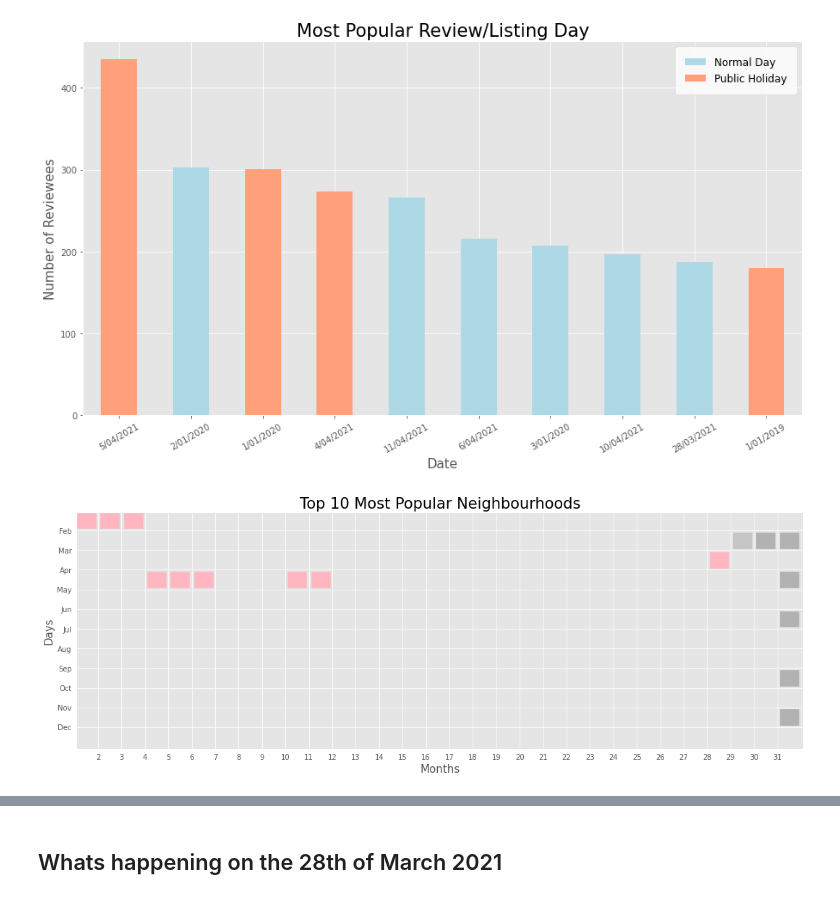
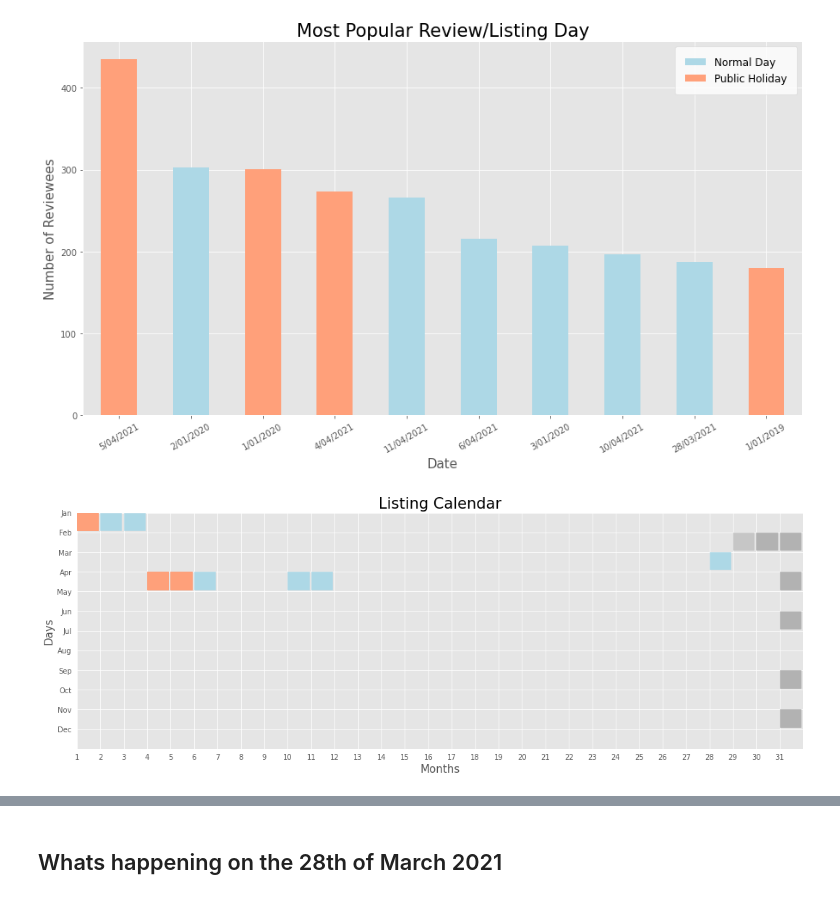
Before and after one commit to gl271/data_project1, a Jupyter notebook: airbnb_dataset.ipynb, the cells around one changed output, grey strips where cells are left out. Cells and saved outputs as stored; diff of their text form; code cells hidden in the pictures.

```diff
--- a/airbnb_dataset.ipynb
+++ b/airbnb_dataset.ipynb
@@ -481,25 +479,31 @@ def plot_calendar(days, months):
     plt.figure(figsize=(18, 6))
     # non days are grayed
     ax = plt.gca().axes
-    ax.add_patch(Rectangle((29, 2), width=.8, height=.8,
+    ax.add_patch(Rectangle((29, 2), width=.9, height=.9,
                            color='gray', alpha=.3))
-    ax.add_patch(Rectangle((30, 2), width=.8, height=.8,
+    ax.add_patch(Rectangle((30, 2), width=.9, height=.9,
                            color='gray', alpha=.5))
-    ax.add_patch(Rectangle((31, 2), width=.8, height=.8,
+    ax.add_patch(Rectangle((31, 2), width=.9, height=.9,
                            color='gray', alpha=.5))
-    ax.add_patch(Rectangle((31, 4), width=.8, height=.8,
+    ax.add_patch(Rectangle((31, 4), width=.9, height=.9,
                            color='gray', alpha=.5))
-    ax.add_patch(Rectangle((31, 6), width=.8, height=.8,
+    ax.add_patch(Rectangle((31, 6), width=.9, height=.9,
                            color='gray', alpha=.5))
-    ax.add_patch(Rectangle((31, 9), width=.8, height=.8,
+    ax.add_patch(Rectangle((31, 9), width=.9, height=.9,
                            color='gray', alpha=.5))
-    ax.add_patch(Rectangle((31, 11), width=.8, height=.8,
+    ax.add_patch(Rectangle((31, 11), width=.9, height=.9,
                            color='gray', alpha=.5))
     for d, m in zip(days, months):
         ax.add_patch(Rectangle((d, m),
-                               width=.8, height=.8, color='lightpink'))
-    plt.yticks(np.arange(1, 13)-.1, list(calendar.month_abbr)[1:])
-    plt.xticks(np.arange(1, 32)-.1, np.arange(1,32))
+                               width=.9, height=.9, color='lightblue'))
+        ax.add_patch(Rectangle((1, 1), width=.9, height=.9,
+                           color='lightsalmon', alpha=.5))
+        ax.add_patch(Rectangle((4, 4), width=.9, height=.9,
+                           color='lightsalmon', alpha=.5))
+        ax.add_patch(Rectangle((5, 4), width=.9, height=.9,
+                           color='lightsalmon', alpha=.5))
+    plt.yticks(np.arange(1, 13), list(calendar.month_abbr)[1:])
+    plt.xticks(np.arange(1,32), np.arange(1,32))
     plt.xlim(1, 32)
     plt.ylim(1, 13)
     plt.gca().invert_yaxis()
@@ -507,17 +511,18 @@ def plot_calendar(days, months):
     for spine in plt.gca().spines.values():
         spine.set_visible(False)
     plt.tick_params(top=False, bottom=False, left=False, right=False)
-    plt.title("Top 10 Most Popular Neighbourhoods", fontsize=21)
+    plt.title("Listing Calendar", fontsize=21)
     plt.xlabel("Months", fontsize=15)
     plt.ylabel("Days", fontsize=15)
+
     plt.show()
 # %%
 #review dates
-day = [1, 2, 3, 28, 4, 5, 6, 10, 11]
-month = [1, 1, 1, 3, 4, 4, 4, 4, 4]
+day = [2, 3, 28, 6, 10, 11]
+month = [1, 1, 3, 4, 4, 4]
 plot_calendar(day, month)
 # %% [output]
-[figure, old version]
+[figure, new version]
 # %% [markdown]
 <img src="AIRBNB/pubHol.png" alt="Easter Weekend" width="500"/>
 # %% [markdown]
```
Also changed, not shown: parts of 1 cell of this notebook.
